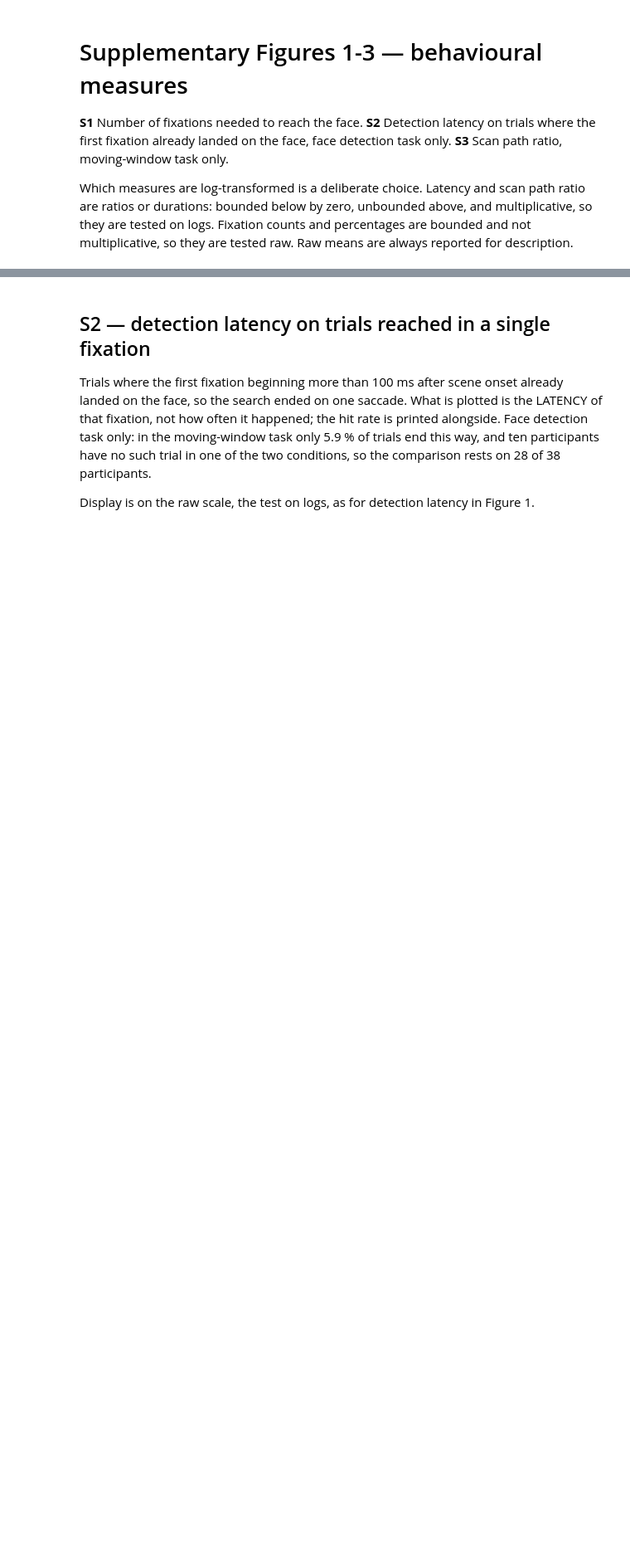
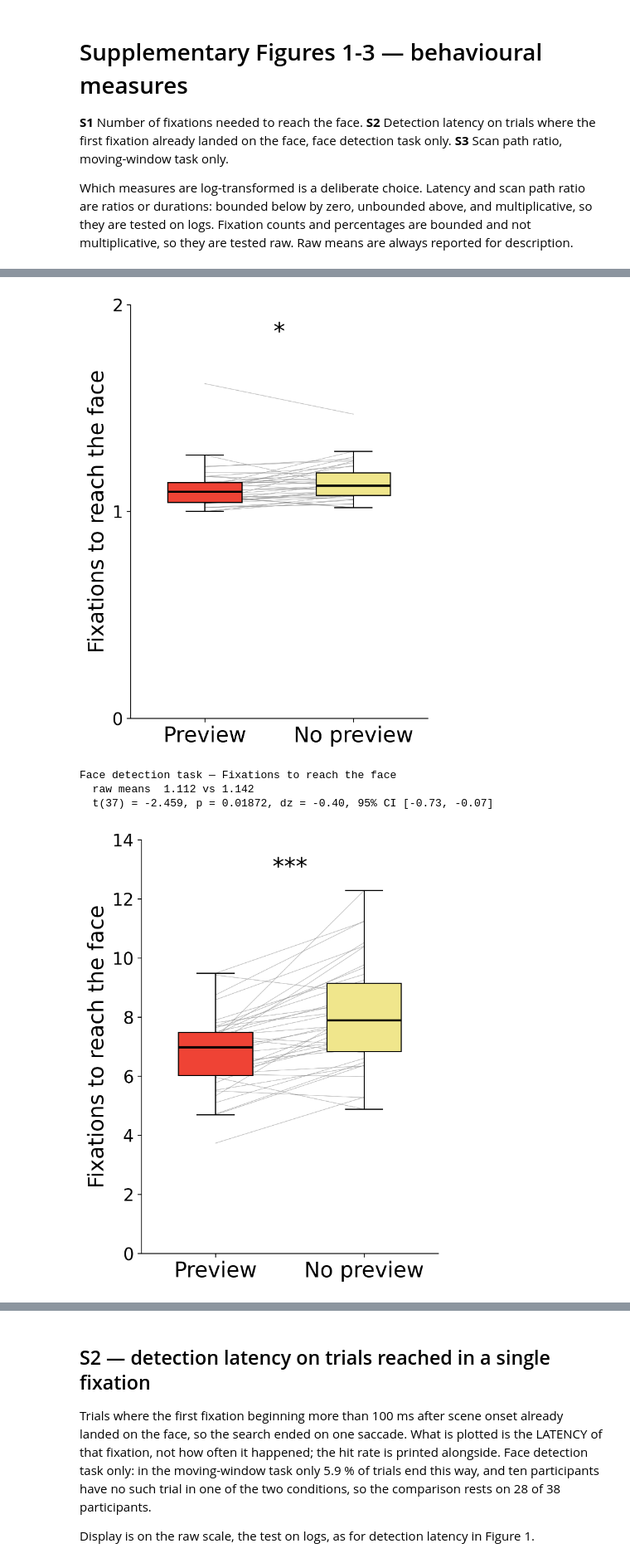
Before and after one commit to VCCN-lab/scene-context-face-detection, a Jupyter notebook: notebooks/supplementary_behaviour.ipynb, the cells around one changed output, grey strips where cells are left out. Shown at 83% size. Cells and saved outputs as stored; diff of their text form; code cells hidden in the pictures; blank space fills up the shorter version.

```diff
--- a/notebooks/supplementary_behaviour.ipynb
+++ b/notebooks/supplementary_behaviour.ipynb
@@ -79,6 +83,7 @@ def paired_panel(task, column, ylabel, fname, result, step=None, df=None,
     ax.set_ylim(lo, hi)
     ax.set_yticks(np.arange(lo, hi + step / 2, step))
     ax.set_xticks([0, 1])
+    ax.tick_params(axis="y", labelsize=P.FONT - 12)   # as in Fig. 1d/e
     P.title(ax, cfg.TASK_LABEL[task], fontsize=P.FONT - 6, pad=12)
     ax.text(.5, .96, P.significance(result["p"]), ha="center", va="top",
             transform=ax.transAxes, fontsize=P.FONT - 6)
@@ -86,30 +91,37 @@ def paired_panel(task, column, ylabel, fname, result, step=None, df=None,
     labels = [cfg.COND_LABEL[c] for c in cfg.CONDITIONS]
 
     if stub is None:
         ax.set_xticklabels(labels, fontsize=P.FONT - 8)
     else:
         stub.set_ylim(0, lo * .04)          # a sliver of the axis, so 0 is shown
         stub.set_yticks([0])
+        stub.tick_params(axis="y", labelsize=P.FONT - 12)
         stub.set_xticklabels(labels, fontsize=P.FONT - 8)
         ax.spines["bottom"].set_visible(False)
         stub.spines["top"].set_visible(False)
         ax.tick_params(axis="x", bottom=False)
         P.break_marker(ax, stub)
     src = B.participant_table(df, column).rename(
         columns=lambda c: f"{c}_mean_{column}").reset_index()
     P.save(fig, fname, src); plt.show()
 
     r = result
     print(f"{cfg.TASK_LABEL[task]} — {ylabel}")
     print(f"  raw means  {r['mean_a']:.3f} vs {r['mean_b']:.3f}")
     if "geo_a" in r:
         print(f"  geometric  {r['geo_a']:.3f} vs {r['geo_b']:.3f} "
               f"({r['pct_change']:+.2f} %)")
     print(f"  t({r['n']-1}) = {r['t']:.3f}, p = {r['p']:.4g}, dz = {r['dz']:.2f}, "
           f"95% CI [{r['dz_ci'][0]:.2f}, {r['dz_ci'][1]:.2f}]")
 
 
 for task, fname in (("facedetection", "suppfig1a_fixation_counts_face_detection.png"),
                     ("movingwindow", "suppfig1b_fixation_counts_moving_window.png")):
     paired_panel(task, "n_fixations", "Fixations to reach the face", fname,
                  B.fixation_count(task), step=1 if task == "facedetection" else 2)
+# %% [output]
+[figure, added]
+Face detection task — Fixations to reach the face
+  raw means  1.112 vs 1.142
+  t(37) = -2.459, p = 0.01872, dz = -0.40, 95% CI [-0.73, -0.07]
+[figure, added]
```
Also changed, not shown: parts of 4 cells of this notebook, 26 other files.
